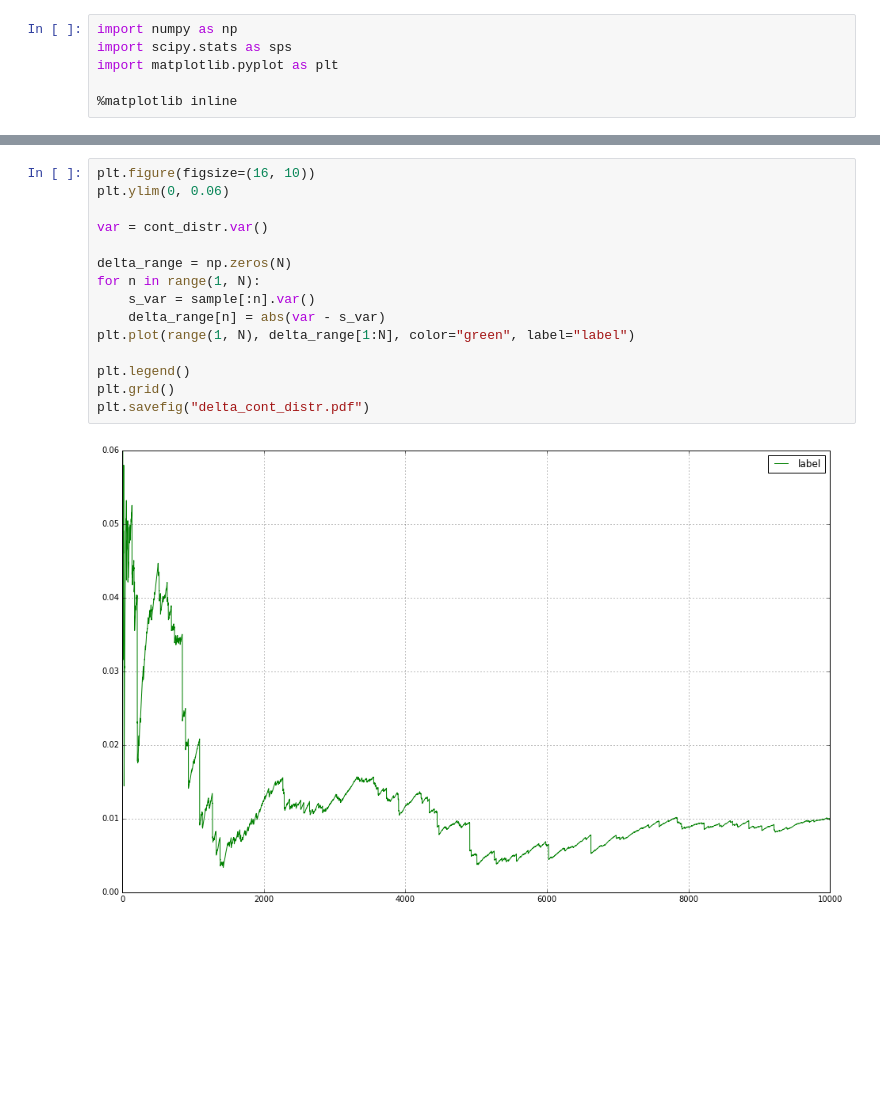
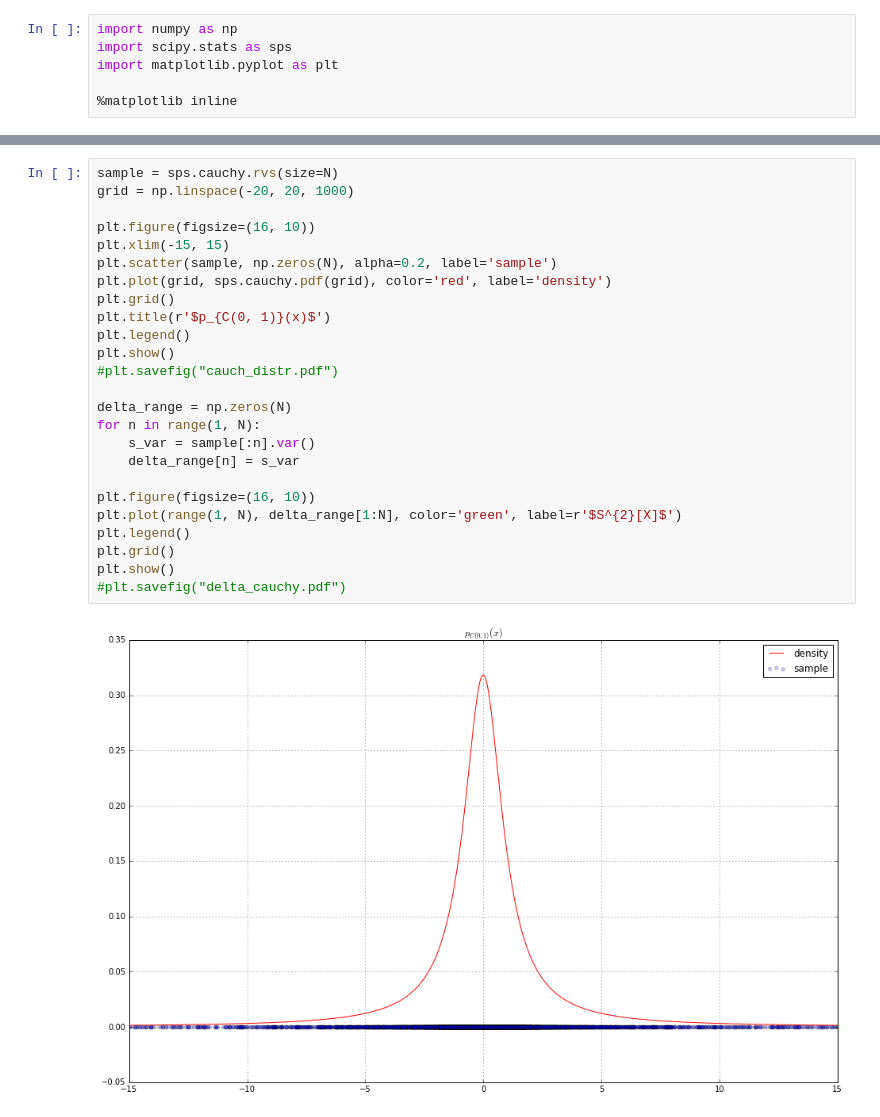
Before and after one commit to SemyonKozloff/mipt-math-stat, a Jupyter notebook: practice-1/pr-3/pr-3.ipynb, the cells around one changed output, grey strips where cells are left out. Saved outputs shown, nothing was run; the diff lists cells and outputs as text; blank space fills up the shorter version.

```diff
--- a/practice-1/pr-3/pr-3.ipynb
+++ b/practice-1/pr-3/pr-3.ipynb
@@ -35,17 +50,27 @@ plt.savefig("cont_distr.pdf")
 # %%
+sample = sps.cauchy.rvs(size=N)
+grid = np.linspace(-20, 20, 1000)
+
 plt.figure(figsize=(16, 10))
-plt.ylim(0, 0.06)
-
-var = cont_distr.var()
+plt.xlim(-15, 15)
+plt.scatter(sample, np.zeros(N), alpha=0.2, label='sample')
+plt.plot(grid, sps.cauchy.pdf(grid), color='red', label='density')
+plt.grid()
+plt.title(r'$p_{C(0, 1)}(x)$')
+plt.legend()
+plt.show()
+#plt.savefig("cauch_distr.pdf")
 
 delta_range = np.zeros(N)
 for n in range(1, N):
     s_var = sample[:n].var()
-    delta_range[n] = abs(var - s_var)
-plt.plot(range(1, N), delta_range[1:N], color="green", label="label")
+    delta_range[n] = s_var
 
+plt.figure(figsize=(16, 10))
+plt.plot(range(1, N), delta_range[1:N], color='green', label=r'$S^{2}[X]$')
 plt.legend()
 plt.grid()
-plt.savefig("delta_cont_distr.pdf")
+plt.show()
+#plt.savefig("delta_cauchy.pdf")
 # %% [output]
-[figure, old version]
+[figure, new version]
```
Also changed, not shown: parts of 5 cells of this notebook, 17 other files.
